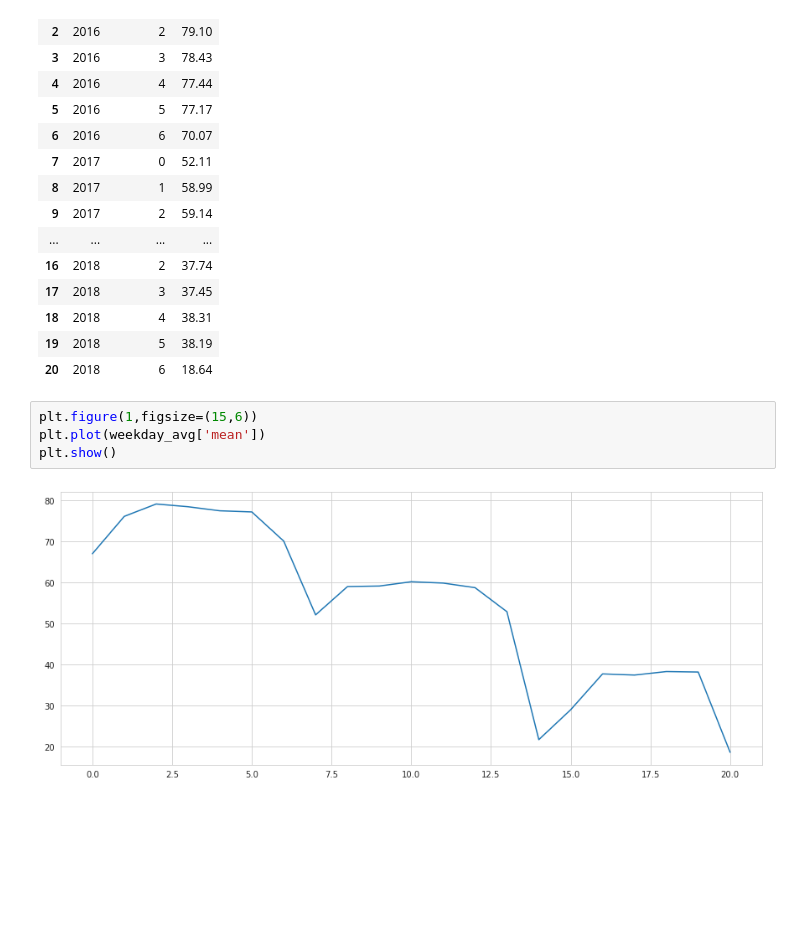
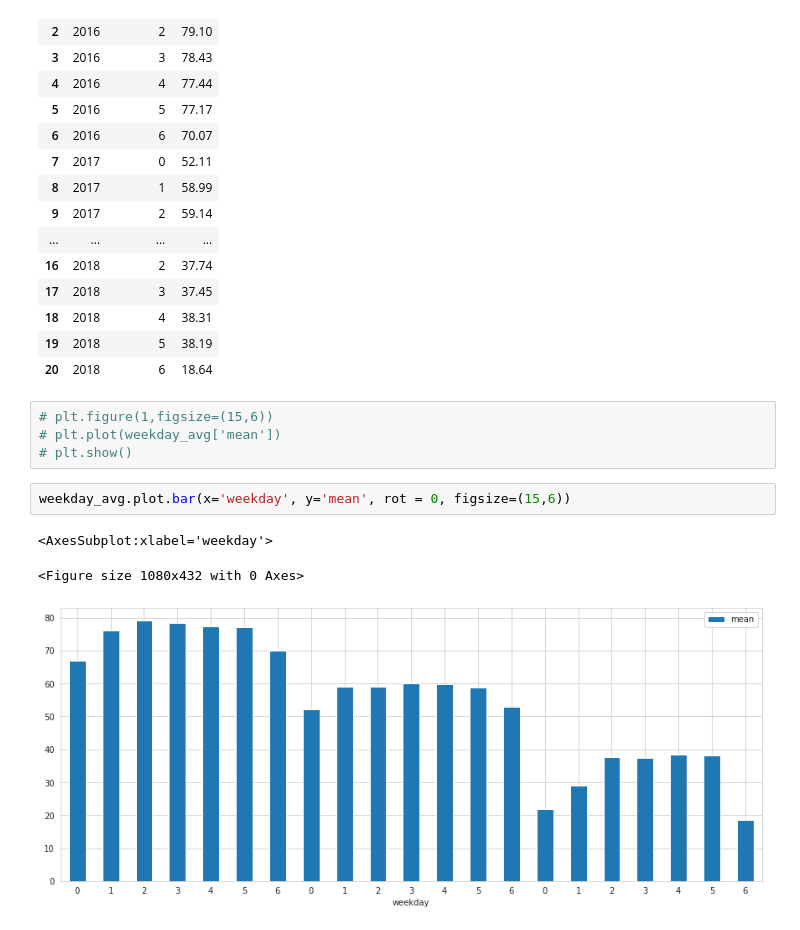
Before and after one commit to evgenia82/loyola-capstone-groupon, a Jupyter notebook: 03_EDA_with_visuals_time_series.ipynb, the cells around one changed output. Cells and saved outputs as stored; diff of their text form; blank space fills up the shorter version.

Commit message:
added barplot for weekday averages

```diff
--- a/03_EDA_with_visuals_time_series.ipynb
+++ b/03_EDA_with_visuals_time_series.ipynb
@@ -577,8 +552,12 @@ weekday_avg
 | 19 | 2018 | 5 | 38.19 |
 | 20 | 2018 | 6 | 18.64 |
 # %%
-plt.figure(1,figsize=(15,6))
-plt.plot(weekday_avg['mean'])
-plt.show()
+# plt.figure(1,figsize=(15,6))
+# plt.plot(weekday_avg['mean'])
+# plt.show()
-# %% [output]
-[figure, removed]
+# %%
+weekday_avg.plot.bar(x='weekday', y='mean', rot = 0, figsize=(15,6))
+# %% [output]
+<AxesSubplot:xlabel='weekday'>
+<Figure size 1080x432 with 0 Axes>
+[figure, added]
```
Also changed, not shown: parts of 8 cells of this notebook.
